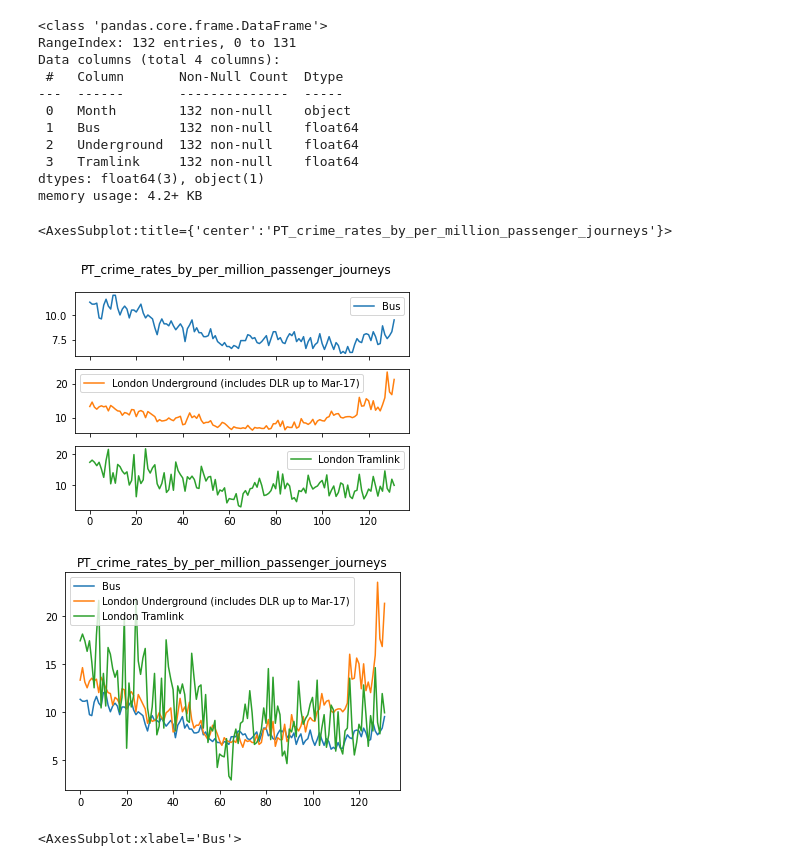
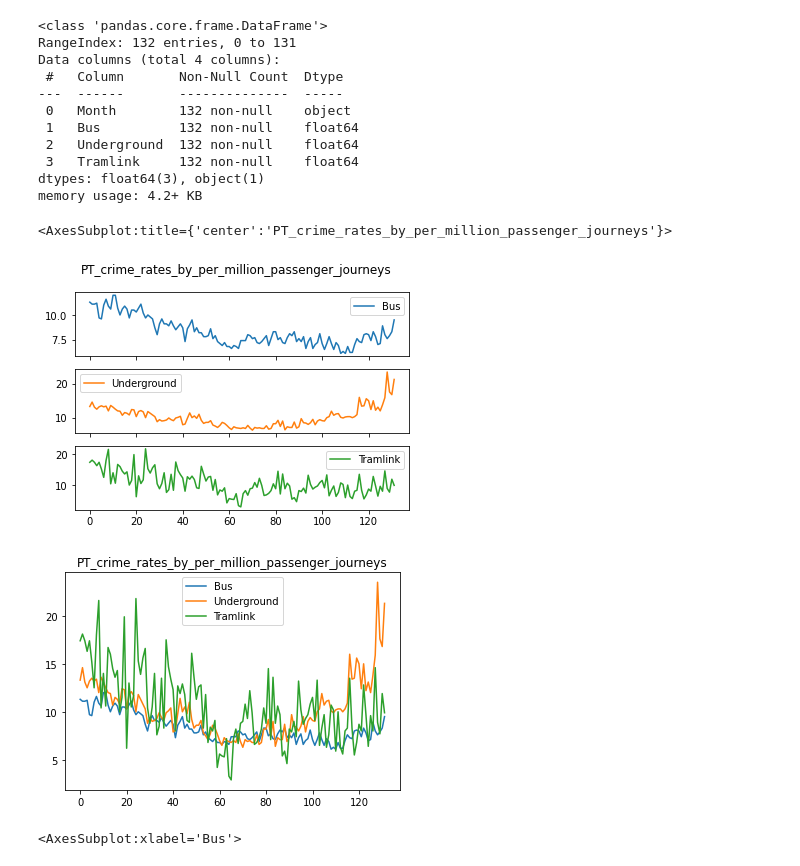
Before and after one commit to bhaumik8/MSc-Project, a Jupyter notebook: PT_crime_rates_by_per_million_passenger_journeys.ipynb, the cells around one changed output. Drawn from its saved outputs; the diff is of its cells as text; code cells hidden in the pictures.

```diff
--- a/PT_crime_rates_by_per_million_passenger_journeys.ipynb
+++ b/PT_crime_rates_by_per_million_passenger_journeys.ipynb
@@ -54,12 +41,12 @@ dtypes: float64(3), object(1)
 memory usage: 4.2+ KB
 # %%
 #Visualize the London_underground_average_monthly_temp
-df2.plot.line(subplots = True, title='PT_crime_rates_by_per_million_passenger_journeys')
-df2.plot(title='PT_crime_rates_by_per_million_passenger_journeys')
+df3.plot.line(subplots = True, title='PT_crime_rates_by_per_million_passenger_journeys')
+df3.plot(title='PT_crime_rates_by_per_million_passenger_journeys')
 # %% [output]
 <AxesSubplot:title={'center':'PT_crime_rates_by_per_million_passenger_journeys'}>
-[figure, old version]
+[figure, new version]
-[figure, old version]
+[figure, new version]
 # %%
 # Box Plot
 import seaborn as sns
```
Also changed, not shown: parts of 17 cells of this notebook.
